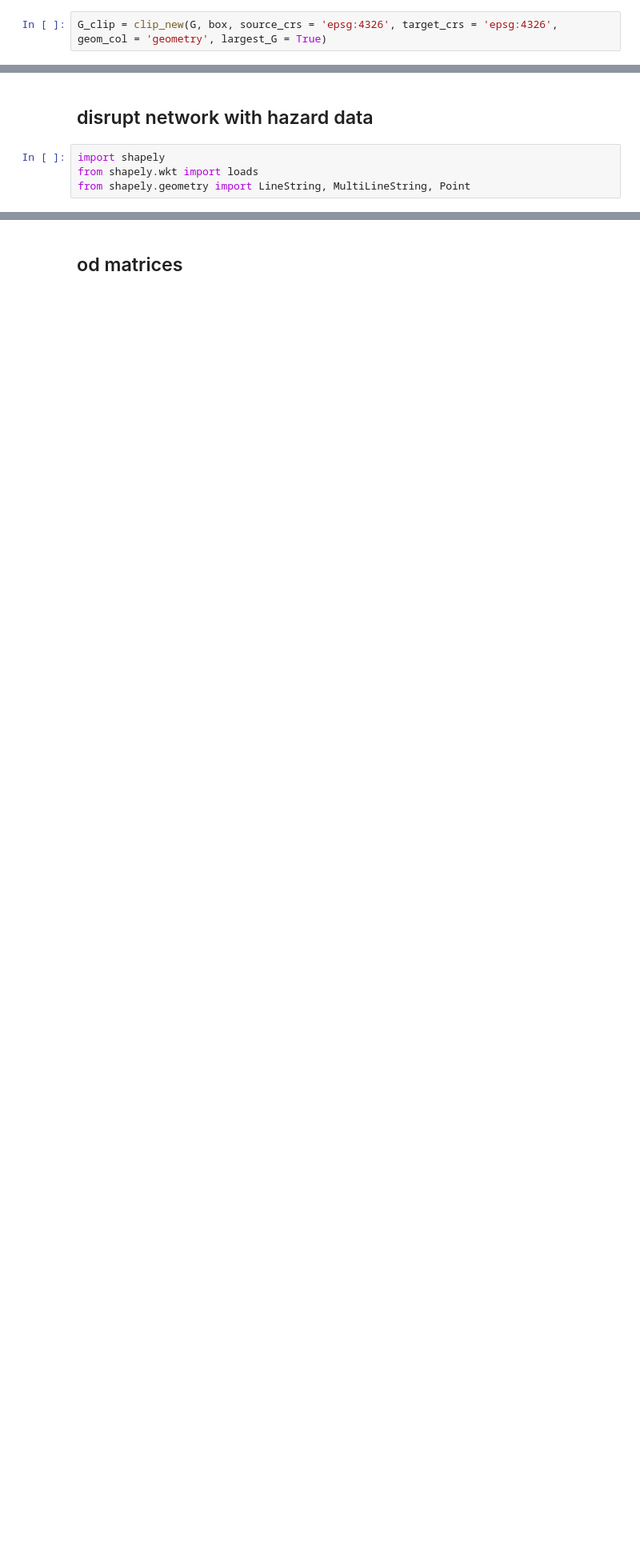
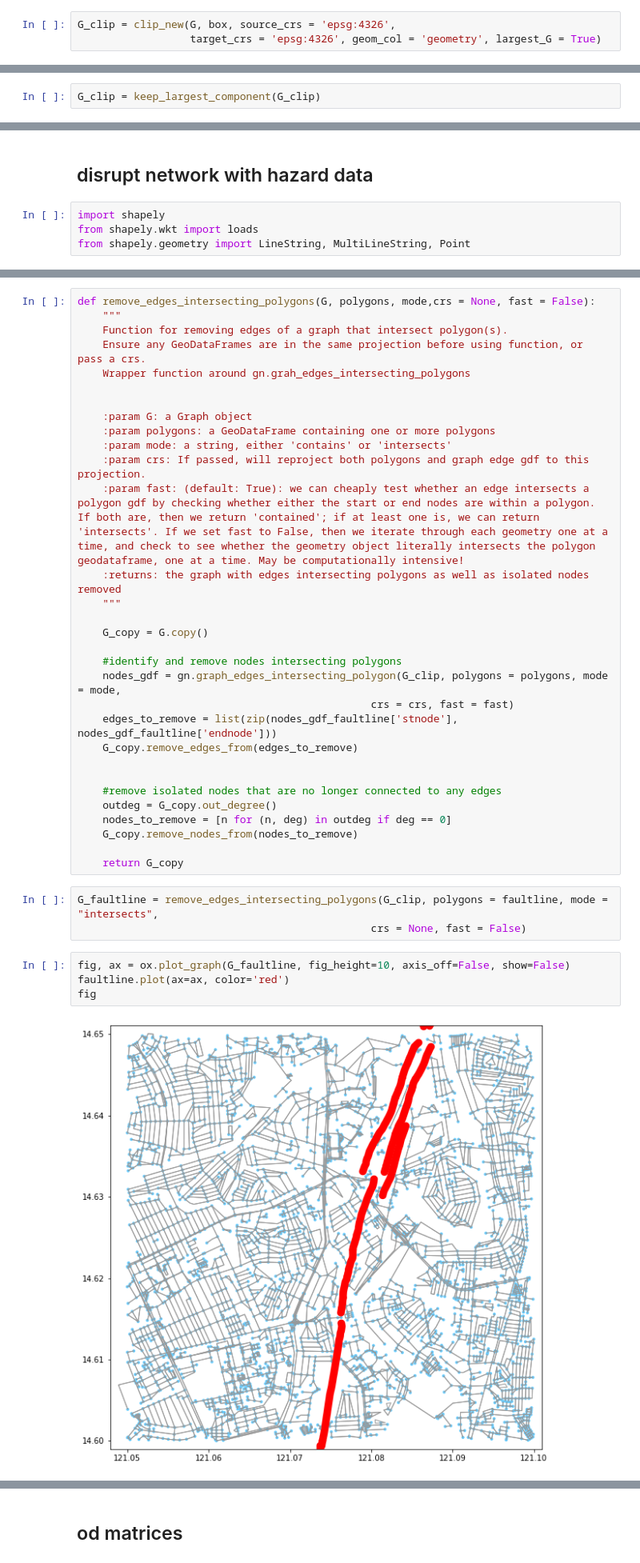
Before and after one commit to jbraese/network_disruption, a Jupyter notebook: disrupt_network.ipynb, the cells around one changed output, grey strips where cells are left out. Shown at 80% size. Saved outputs shown, nothing was run; the diff lists cells and outputs as text; blank space fills up the shorter version.

```diff
--- a/disrupt_network.ipynb
+++ b/disrupt_network.ipynb
@@ -210,4 +133,5 @@ def new_edge_generator(passed_geom, infra_type, iterator, existing_legitimate_po
 # %%
-G_clip = clip_new(G, box, source_crs = 'epsg:4326', target_crs = 'epsg:4326', geom_col = 'geometry', largest_G = True)
+G_clip = clip_new(G, box, source_crs = 'epsg:4326',
+                  target_crs = 'epsg:4326', geom_col = 'geometry', largest_G = True)
 # %% [output]
 pre_clip | nodes: 89758 | edges: 247696
@@ -215,0 +139,2 @@ AttributeError: module 'networkx' has no attribute 'strongly_connected_component
+# %%
+G_clip = keep_largest_component(G_clip)
@@ -440,0 +297,40 @@ def sample_raster(G, tif_path, property_name = 'RasterValue'):
+# %%
+def remove_edges_intersecting_polygons(G, polygons, mode,crs = None, fast = False):
+    """
+    Function for removing edges of a graph that intersect polygon(s).
+    Ensure any GeoDataFrames are in the same projection before using function, or pass a crs.
+    Wrapper function around gn.grah_edges_intersecting_polygons
+
+
+    :param G: a Graph object
+    :param polygons: a GeoDataFrame containing one or more polygons
+    :param mode: a string, either 'contains' or 'intersects'
+    :param crs: If passed, will reproject both polygons and graph edge gdf to this projection.
+    :param fast: (default: True): we can cheaply test whether an edge intersects a polygon gdf by checking whether either the start or end nodes are within a polygon. If both are, then we return 'contained'; if at least one is, we can return 'intersects'. If we set fast to False, then we iterate through each geometry one at a time, and check to see whether the geometry object literally intersects the polygon geodataframe, one at a time. May be computationally intensive!
+    :returns: the graph with edges intersecting polygons as well as isolated nodes removed
+    """
+
+    G_copy = G.copy()
+
+    #identify and remove nodes intersecting polygons
+    nodes_gdf = gn.graph_edges_intersecting_polygon(G_clip, polygons = polygons, mode = mode,
+                                               crs = crs, fast = fast)
+    edges_to_remove = list(zip(nodes_gdf_faultline['stnode'], nodes_gdf_faultline['endnode']))
+    G_copy.remove_edges_from(edges_to_remove)
+
+
+    #remove isolated nodes that are no longer connected to any edges
+    outdeg = G_copy.out_degree()
+    nodes_to_remove = [n for (n, deg) in outdeg if deg == 0]
+    G_copy.remove_nodes_from(nodes_to_remove)
+
+    return G_copy
+# %%
+G_faultline = remove_edges_intersecting_polygons(G_clip, polygons = faultline, mode = "intersects",
+                                               crs = None, fast = False)
+# %%
+fig, ax = ox.plot_graph(G_faultline, fig_height=10, axis_off=False, show=False)
+faultline.plot(ax=ax, color='red')
+fig
+# %% [output]
+[figure, added]
```
Also changed, not shown: parts of 36 cells of this notebook.
